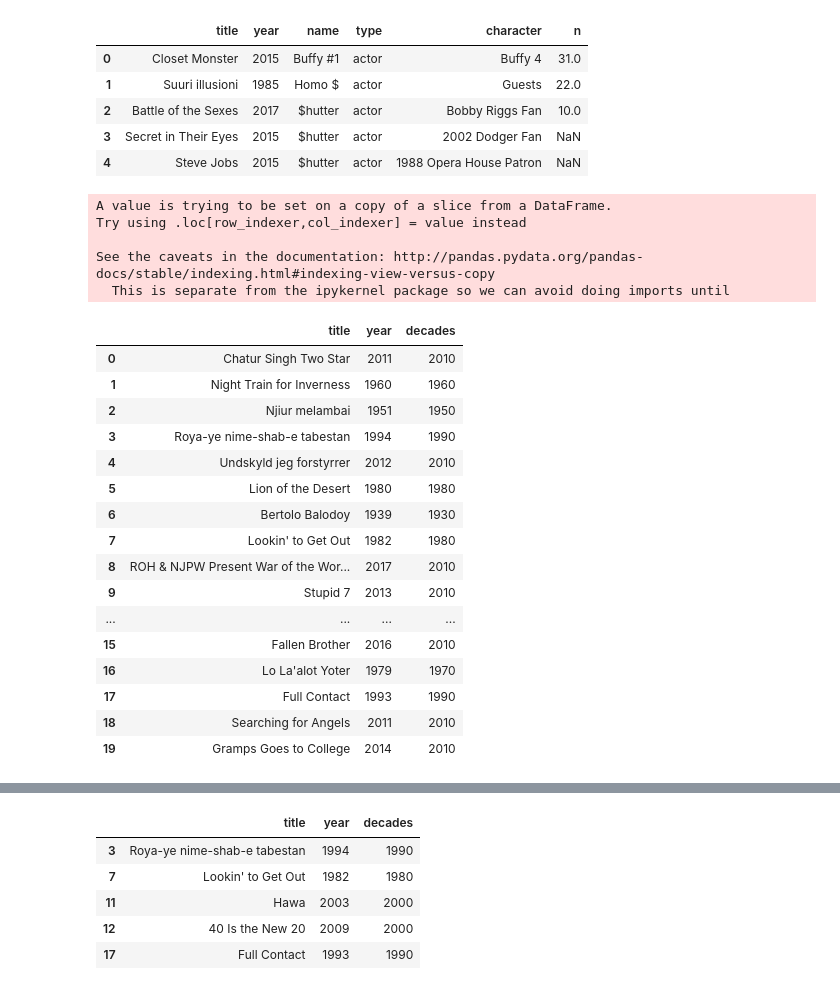
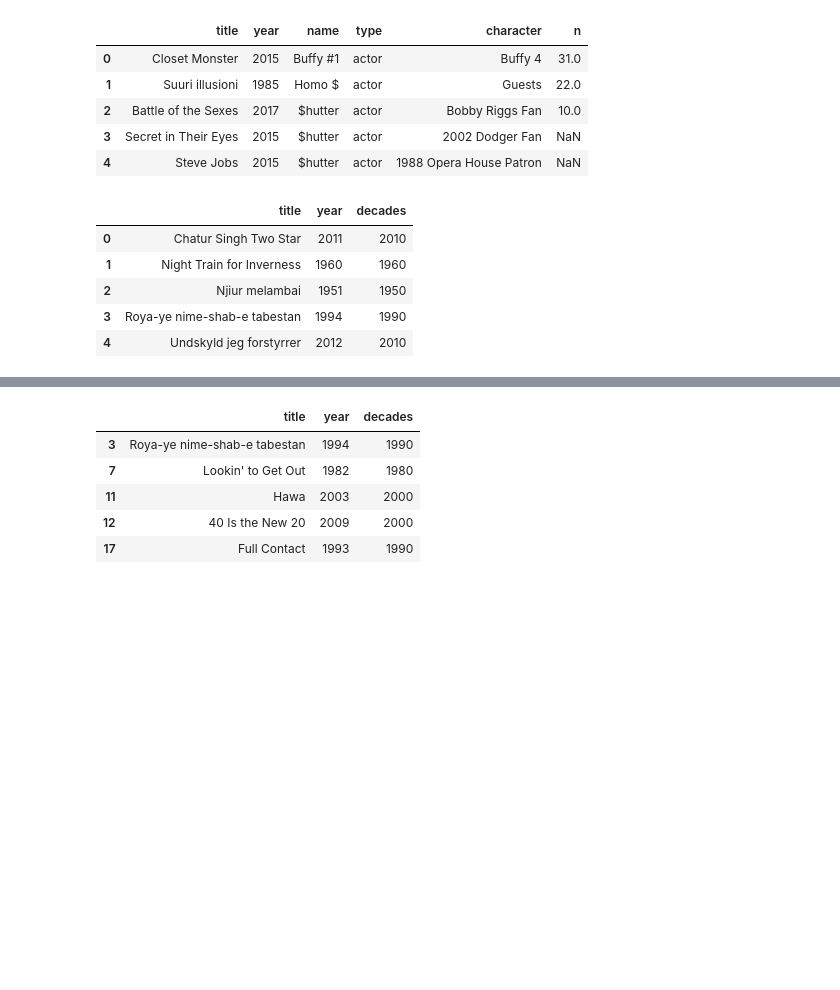
Before and after one commit to tansudasli/analytics-sandbox, a Jupyter notebook: pandas/Exercises-1.ipynb, the cells around one changed output, grey strips where cells are left out. Cells and saved outputs as stored; diff of their text form; code cells hidden in the pictures; blank space fills up the shorter version.

```diff
--- a/pandas/Exercises-1.ipynb
+++ b/pandas/Exercises-1.ipynb
@@ -28,31 +28,15 @@ cast.head()
 | 3 | Secret in Their Eyes | 2015 | $hutter | actor | 2002 Dodger Fan | NaN |
 | 4 | Steve Jobs | 2015 | $hutter | actor | 1988 Opera House Patron | NaN |
 # %%
-k = titles.head(20)
+k = titles
 
 k['decades'] = k['year'] // 10 * 10
 
-k
+k.head()
 # %% [output]
-A value is trying to be set on a copy of a slice from a DataFrame.
-Try using .loc[row_indexer,col_indexer] = value instead
-
-See the caveats in the documentation: http://pandas.pydata.org/pandas-docs/stable/indexing.html#indexing-view-versus-copy
-  This is separate from the ipykernel package so we can avoid doing imports until
 |  | title | year | decades |
 | 0 | Chatur Singh Two Star | 2011 | 2010 |
 | 1 | Night Train for Inverness | 1960 | 1960 |
 | 2 | Njiur melambai | 1951 | 1950 |
 | 3 | Roya-ye nime-shab-e tabestan | 1994 | 1990 |
 | 4 | Undskyld jeg forstyrrer | 2012 | 2010 |
-| 5 | Lion of the Desert | 1980 | 1980 |
-| 6 | Bertolo Balodoy | 1939 | 1930 |
-| 7 | Lookin' to Get Out | 1982 | 1980 |
-| 8 | ROH & NJPW Present War of the Wor... | 2017 | 2010 |
-| 9 | Stupid 7 | 2013 | 2010 |
-| ... | ... | ... | ... |
-| 15 | Fallen Brother | 2016 | 2010 |
-| 16 | Lo La'alot Yoter | 1979 | 1970 |
-| 17 | Full Contact | 1993 | 1990 |
-| 18 | Searching for Angels | 2011 | 2010 |
-| 19 | Gramps Goes to College | 2014 | 2010 |
```
Also changed, not shown: parts of 14 cells of this notebook.
